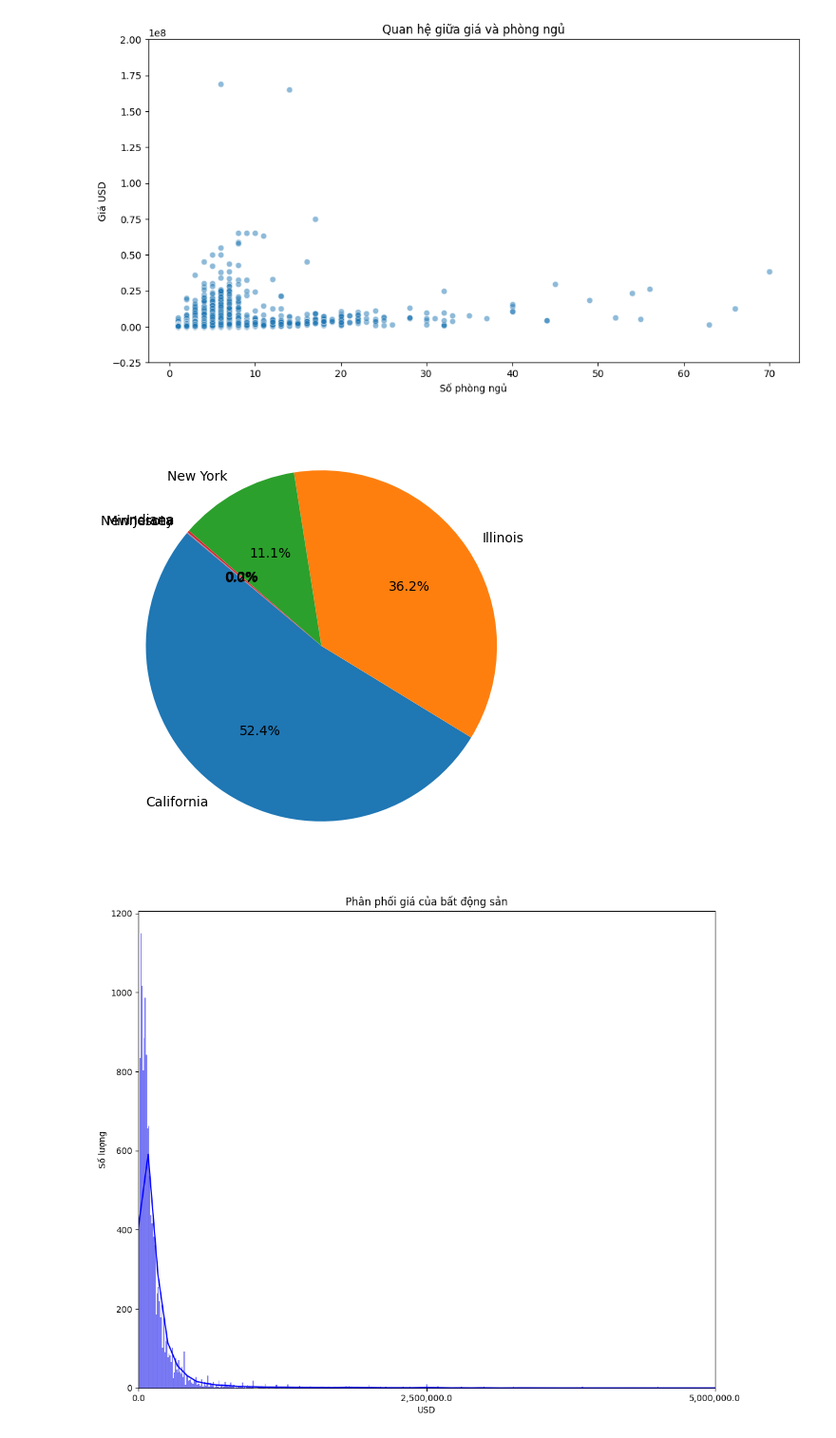
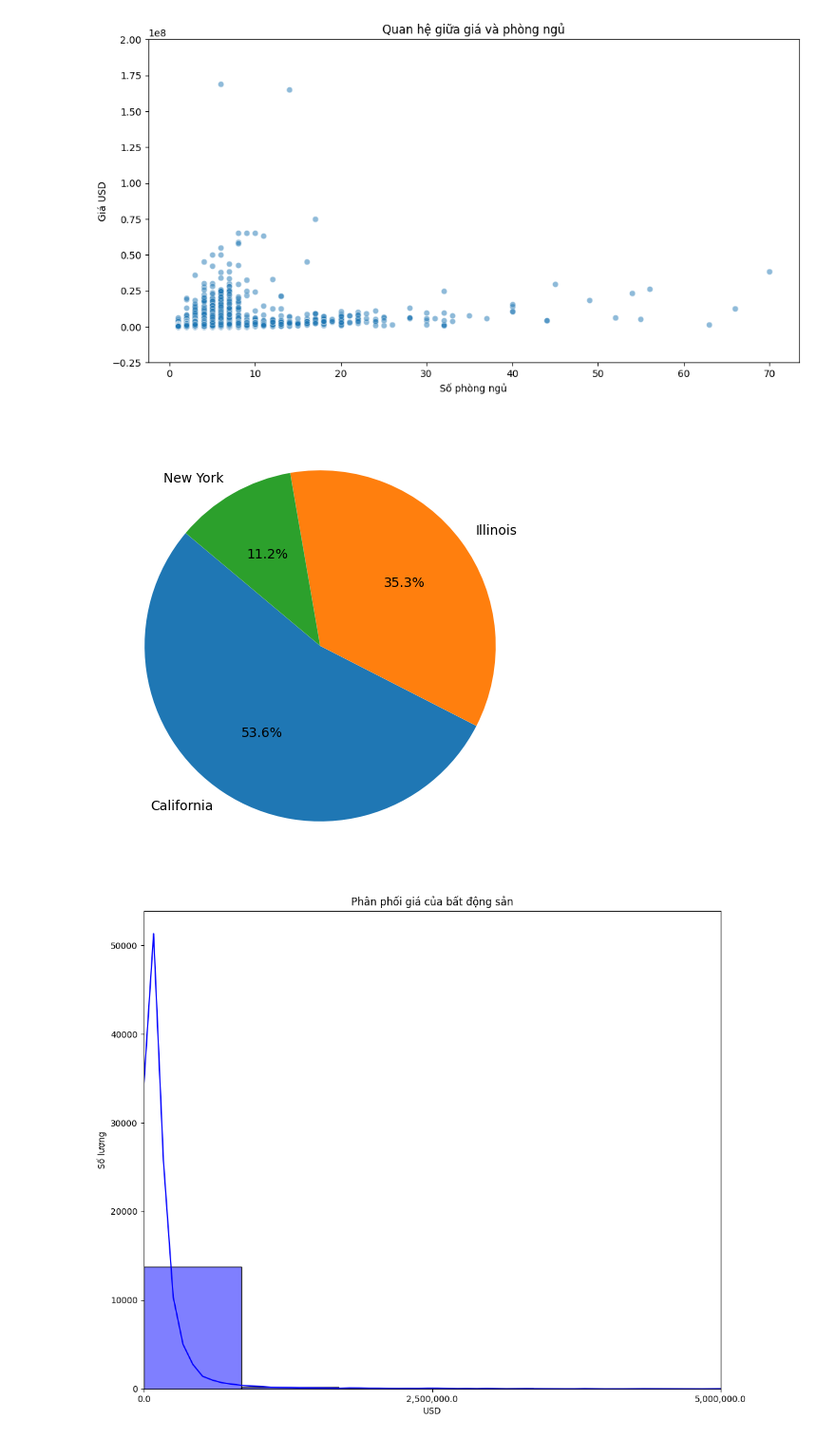
Before and after one commit to lyanh238/ADY201m, a Jupyter notebook: Lab 3/Lab3/PRJ2/USA_city_RealEstate.ipynb, the cells around one changed output. Shown at 95% size. Cells and saved outputs as stored; diff of their text form; code cells hidden in the pictures.

```diff
--- a/Lab 3/Lab3/PRJ2/USA_city_RealEstate.ipynb
+++ b/Lab 3/Lab3/PRJ2/USA_city_RealEstate.ipynb
@@ -137,10 +158,8 @@ df_cleaned['PriceSegment'] = pd.cut(df_cleaned['price'],bins = [0, 500000, 10000
 )
 
 
-city_area = ['New York', 'Los Angeles','Chicago']
-pattern = '|'.join(city_area)
-df_city = df_cleaned.loc[df_cleaned.city.str.contains(pattern)]
-df_city.reset_index(drop=True, inplace=True)
+city_area = ['New York City','Los Angeles','Chicago']
+df_city = df_cleaned[df_cleaned['city'].isin(city_area)]
 # %% [output]
 A value is trying to be set on a copy of a slice from a DataFrame.
 Try using .loc[row_indexer,col_indexer] = value instead
@@ -441,21 +455,21 @@ real_estate_counts = df_city['state'].value_counts()
 plt.figure(figsize = (12,6))
 plt.pie(real_estate_counts, labels = real_estate_counts.index, autopct ='%1.1f%%', startangle = 140);
 # %% [output]
-[figure, old version]
+[figure, new version]
 # %%
 plt.figure(figsize=(12, 10))
-sns.histplot(df_city['price'], kde=True, color='blue')
+sns.histplot(df_city['price'], kde=True, color='blue',bins = 20)
 
 xticks = plt.xticks()[0]
 plt.xticks(xticks, labels=[f'{float(tick)/(10*(1)):,.1f}' for tick in xticks])
 plt.xlim(0)
 plt.xlim(0,50000000)
 
 plt.title('Phân phối giá của bất động sản')
 plt.xlabel('USD')
 plt.ylabel('Số lượng');
 # %% [output]
-[figure, old version]
+[figure, new version]
 # %%
 plt.figure(figsize=(12, 6))
 sns.histplot(df_city['price'], kde=True, color='blue', cumulative=True, bins=200)
```
Also changed, not shown: parts of 28 cells of this notebook, 3 other files.
